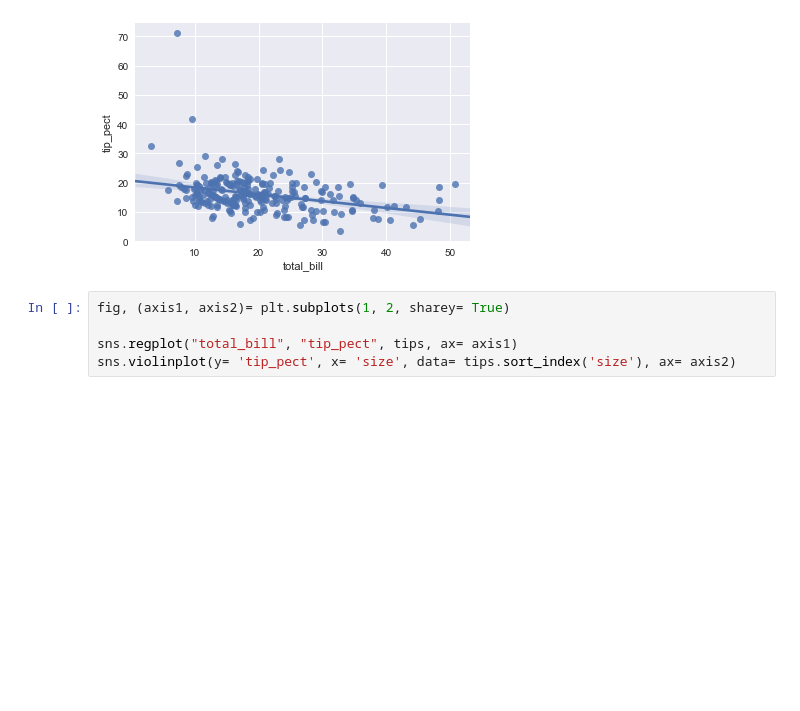
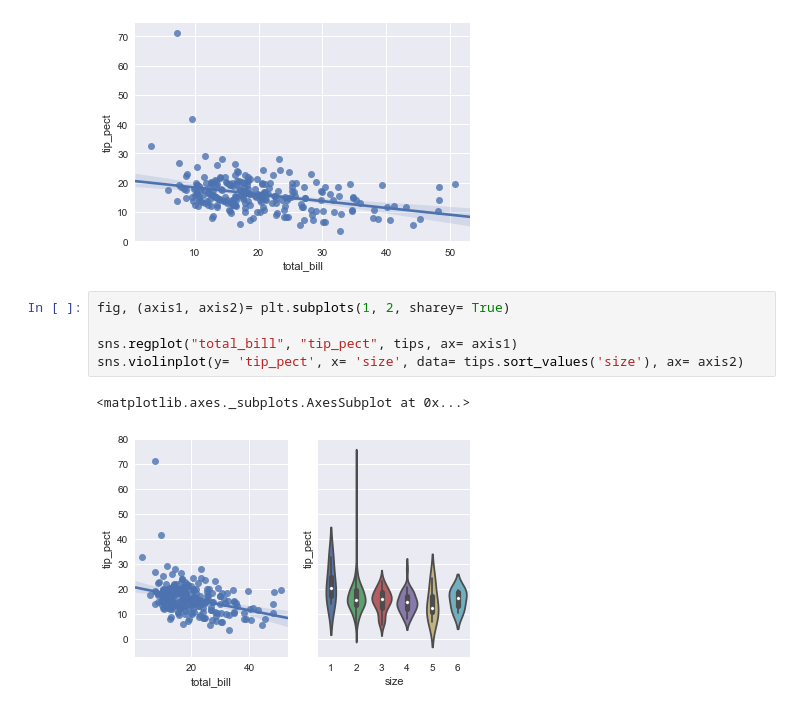
Before and after one commit to wordpray/study_udemy, a Jupyter notebook: Lec52_回帰とプロット.ipynb, the cells around one changed output. Cells and saved outputs as stored; diff of their text form; blank space fills up the shorter version.

```diff
--- a/Lec52_回帰とプロット.ipynb
+++ b/Lec52_回帰とプロット.ipynb
@@ -93,5 +93,8 @@ sns.regplot("total_bill", "tip_pect", tips)
 # %%
 fig, (axis1, axis2)= plt.subplots(1, 2, sharey= True)
 
 sns.regplot("total_bill", "tip_pect", tips, ax= axis1)
-sns.violinplot(y= 'tip_pect', x= 'size', data= tips.sort_index('size'), ax= axis2)
+sns.violinplot(y= 'tip_pect', x= 'size', data= tips.sort_values('size'), ax= axis2)
+# %% [output]
+<matplotlib.axes._subplots.AxesSubplot at 0x...>
+[figure, added]
```
